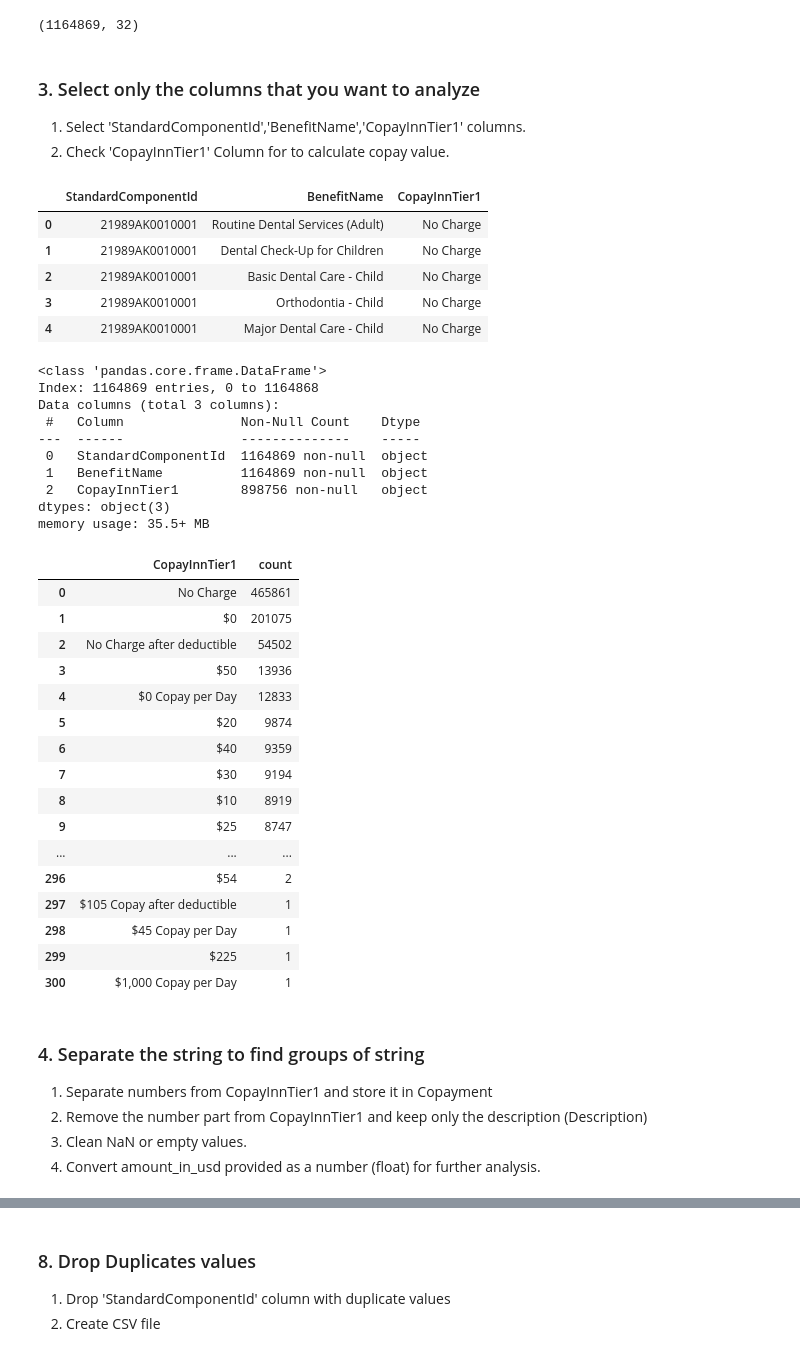
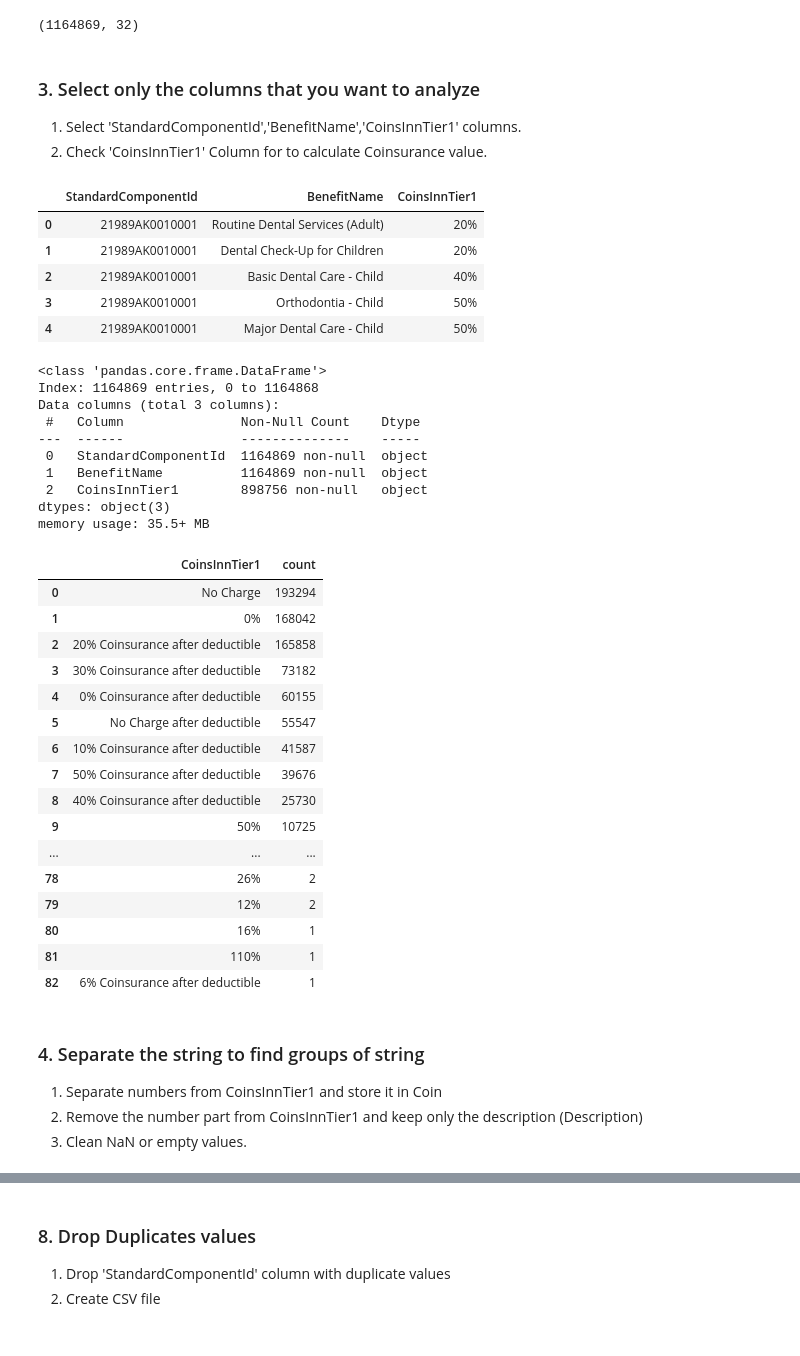
Before and after one commit to saverin0/US-Healthcare-System-Data-Analysis, a Jupyter notebook: 3.BenefitCostSharing_clean_mean-Use.ipynb, the cells around one changed output, grey strips where cells are left out. Saved outputs shown, nothing was run; the diff lists cells and outputs as text; code cells hidden in the pictures.

```diff
--- a/3.BenefitCostSharing_clean_mean-Use.ipynb
+++ b/3.BenefitCostSharing_clean_mean-Use.ipynb
@@ -72,22 +72,22 @@ df_bcs2014.shape
 (1164869, 32)
 # %% [markdown]
 ### 3. Select only the columns that you want to analyze
-1. Select 'StandardComponentId','BenefitName','CopayInnTier1' columns.
-2. Check 'CopayInnTier1' Column for to calculate copay value.
+1. Select 'StandardComponentId','BenefitName','CoinsInnTier1' columns.
+2. Check 'CoinsInnTier1' Column for to calculate Coinsurance value.
 # %%
-#Select only the columns you want to variable df_c1
-df_c1 = df_bcs2014[['StandardComponentId','BenefitName','CopayInnTier1']]
+# Select only the columns you want to variable df_c1
+df_c1 = df_bcs2014[['StandardComponentId','BenefitName','CoinsInnTier1']]
 # %%
 ## display all columns
 pd.set_option('display.max_columns',None)
 df_c1.head()
 # %% [output]
-|  | StandardComponentId | BenefitName | CopayInnTier1 |
-| 0 | 21989AK0010001 | Routine Dental Services (Adult) | No Charge |
-| 1 | 21989AK0010001 | Dental Check-Up for Children | No Charge |
-| 2 | 21989AK0010001 | Basic Dental Care - Child | No Charge |
-| 3 | 21989AK0010001 | Orthodontia - Child | No Charge |
-| 4 | 21989AK0010001 | Major Dental Care - Child | No Charge |
+|  | StandardComponentId | BenefitName | CoinsInnTier1 |
+| 0 | 21989AK0010001 | Routine Dental Services (Adult) | 20% |
+| 1 | 21989AK0010001 | Dental Check-Up for Children | 20% |
+| 2 | 21989AK0010001 | Basic Dental Care - Child | 40% |
+| 3 | 21989AK0010001 | Orthodontia - Child | 50% |
+| 4 | 21989AK0010001 | Major Dental Care - Child | 50% |
 # %%
 # display all columns, Non-Null Count and Dtype
 df_c1.info()
@@ -99,37 +99,36 @@ Data columns (total 3 columns):
 ---  ------               --------------    -----
  0   StandardComponentId  1164869 non-null  object
  1   BenefitName          1164869 non-null  object
- 2   CopayInnTier1        898756 non-null   object
+ 2   CoinsInnTier1        898756 non-null   object
 dtypes: object(3)
 memory usage: 35.5+ MB
 # %%
 # display first 5 rows
 df_c1.head()
 
 ## display all rows
 pd.set_option('display.max_rows',None)
-df_c1['CopayInnTier1'].value_counts().reset_index()
+df_c1['CoinsInnTier1'].value_counts().reset_index()
 # %% [output]
-|  | CopayInnTier1 | count |
-| 0 | No Charge | 465861 |
-| 1 | $0 | 201075 |
-| 2 | No Charge after deductible | 54502 |
-| 3 | $50 | 13936 |
-| 4 | $0 Copay per Day | 12833 |
-| 5 | $20 | 9874 |
-| 6 | $40 | 9359 |
-| 7 | $30 | 9194 |
-| 8 | $10 | 8919 |
-| 9 | $25 | 8747 |
+|  | CoinsInnTier1 | count |
+| 0 | No Charge | 193294 |
+| 1 | 0% | 168042 |
+| 2 | 20% Coinsurance after deductible | 165858 |
+| 3 | 30% Coinsurance after deductible | 73182 |
+| 4 | 0% Coinsurance after deductible | 60155 |
+| 5 | No Charge after deductible | 55547 |
+| 6 | 10% Coinsurance after deductible | 41587 |
+| 7 | 50% Coinsurance after deductible | 39676 |
+| 8 | 40% Coinsurance after deductible | 25730 |
+| 9 | 50% | 10725 |
 | ... | ... | ... |
-| 296 | $54 | 2 |
-| 297 | $105 Copay after deductible | 1 |
-| 298 | $45 Copay per Day | 1 |
-| 299 | $225 | 1 |
-| 300 | $1,000 Copay per Day | 1 |
+| 78 | 26% | 2 |
+| 79 | 12% | 2 |
+| 80 | 16% | 1 |
+| 81 | 110% | 1 |
+| 82 | 6% Coinsurance after deductible | 1 |
 # %% [markdown]
 ### 4. Separate the string to find groups of string
-1. Separate numbers from CopayInnTier1 and store it in Copayment
-2. Remove the number part from CopayInnTier1 and keep only the description (Description)
+1. Separate numbers from CoinsInnTier1 and store it in Coin
+2. Remove the number part from CoinsInnTier1 and keep only the description (Description)
 3. Clean NaN or empty values.
-4. Convert amount_in_usd provided as a number (float) for further analysis.
```
Also changed, not shown: parts of 30 cells of this notebook, 3 other files.
